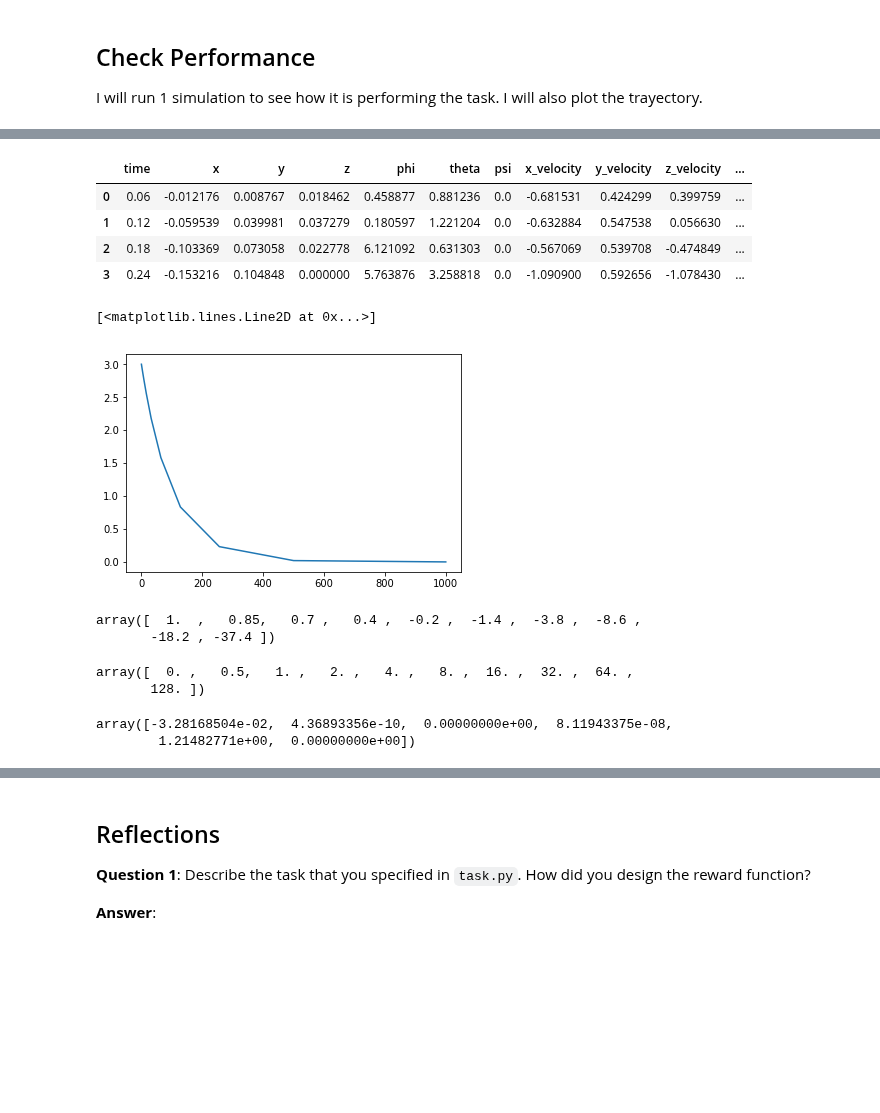
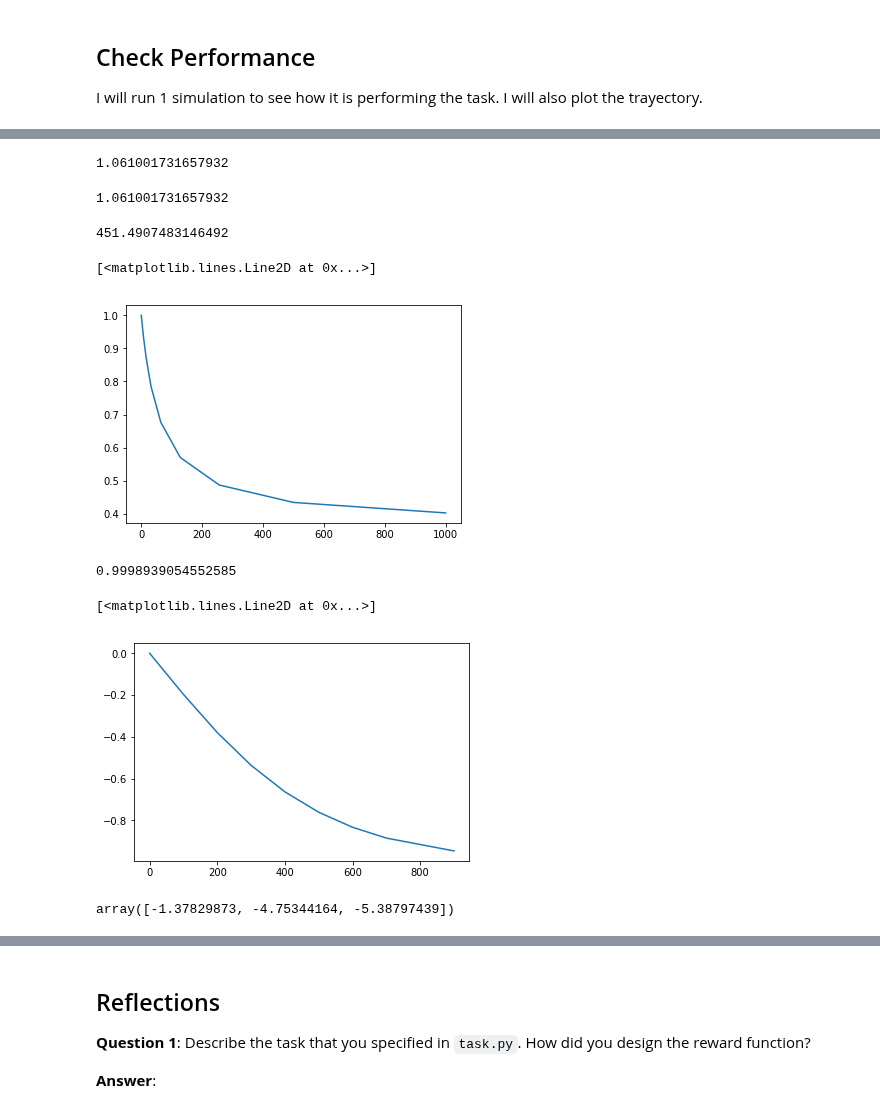
Before and after one commit to falrrema/ML_Nanodegree, a Jupyter notebook: P6_Quadcopter/Quadcopter_Project.ipynb, the cells around one changed output, grey strips where cells are left out. Saved outputs shown, nothing was run; the diff lists cells and outputs as text; code cells hidden in the pictures; blank space fills up the shorter version.

```diff
--- a/P6_Quadcopter/Quadcopter_Project.ipynb
+++ b/P6_Quadcopter/Quadcopter_Project.ipynb
@@ -355,30 +356,35 @@ res = pd.DataFrame.from_dict(results)
-# %%
-res
-# %% [output]
-|  | time | x | y | z | phi | theta | psi | x_velocity | y_velocity | z_velocity | ... |
-| 0 | 0.06 | -0.012176 | 0.008767 | 0.018462 | 0.458877 | 0.881236 | 0.0 | -0.681531 | 0.424299 | 0.399759 | ... |
-| 1 | 0.12 | -0.059539 | 0.039981 | 0.037279 | 0.180597 | 1.221204 | 0.0 | -0.632884 | 0.547538 | 0.056630 | ... |
-| 2 | 0.18 | -0.103369 | 0.073058 | 0.022778 | 6.121092 | 0.631303 | 0.0 | -0.567069 | 0.539708 | -0.474849 | ... |
-| 3 | 0.24 | -0.153216 | 0.104848 | 0.000000 | 5.763876 | 3.258818 | 0.0 | -1.090900 | 0.592656 | -1.078430 | ... |
+# %%
+np.var((res.loc[1, 'rotor_speed1'], res.loc[1, 'rotor_speed2'], res.loc[1, 'rotor_speed3'], res.loc[1, 'rotor_speed4']))
+# %% [output]
+1.061001731657932
+# %%
+np.var(res.loc[1, 'rotor_speed1':'rotor_speed4'])
+# %% [output]
+1.061001731657932
+# %%
+res.loc[1, 'rotor_speed3']
+# %% [output]
+451.4907483146492
 # %%
 dist = np.array((0,0.5,1,2,4,8,16,32,64,128, 256,500,1000))
-exp = np.exp(-dist/100)*3
+exp = np.exp(-dist/(dist+100))
 plt.plot(dist, exp)
 # %% [output]
 [<matplotlib.lines.Line2D at 0x...>]
-[figure, old version]
+[figure, new version]
-# %%
-1.-.3*(abs(dist))
-# %% [output]
-array([  1.  ,   0.85,   0.7 ,   0.4 ,  -0.2 ,  -1.4 ,  -3.8 ,  -8.6 ,
-       -18.2 , -37.4 ])
-# %%
-dist
-# %% [output]
-array([  0. ,   0.5,   1. ,   2. ,   4. ,   8. ,  16. ,  32. ,  64. ,
-       128. ])
+# %%
+np.exp(-np.var(res.loc[1, 'rotor_speed1':'rotor_speed4'])/10000)
+# %% [output]
+0.9998939054552585
+# %%
+vel = np.array((0,0.1,0.5,1,2,10,100,200,300,400,500,600,700,900))
+vel_mod = np.array([np.min((i, 100)) for i in vel])
+tan = (np.tanh(vel/500))
+plt.plot(vel, tan)
+# %% [output]
+[<matplotlib.lines.Line2D at 0x...>]
+[figure, added]
 # %%
-task.sim.pose
+task.sim.v
 # %% [output]
-array([-3.28168504e-02,  4.36893356e-10,  0.00000000e+00,  8.11943375e-08,
-        1.21482771e+00,  0.00000000e+00])
+array([-1.37829873, -4.75344164, -5.38797439])
```
Also changed, not shown: parts of 13 cells of this notebook, 2 other files.
